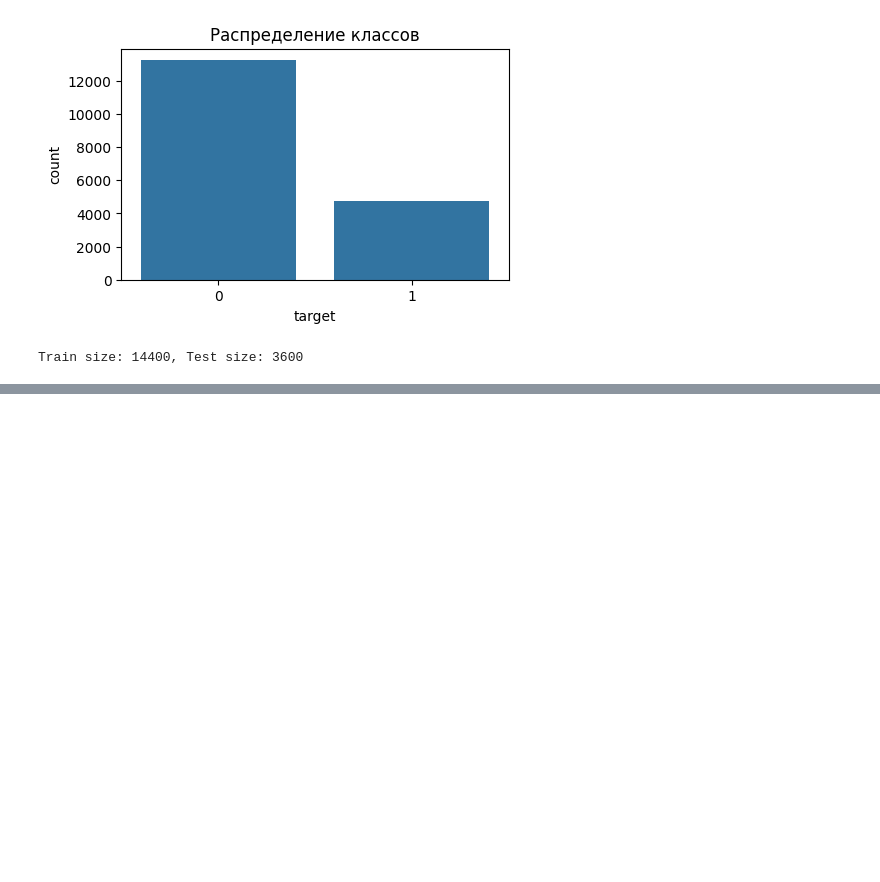
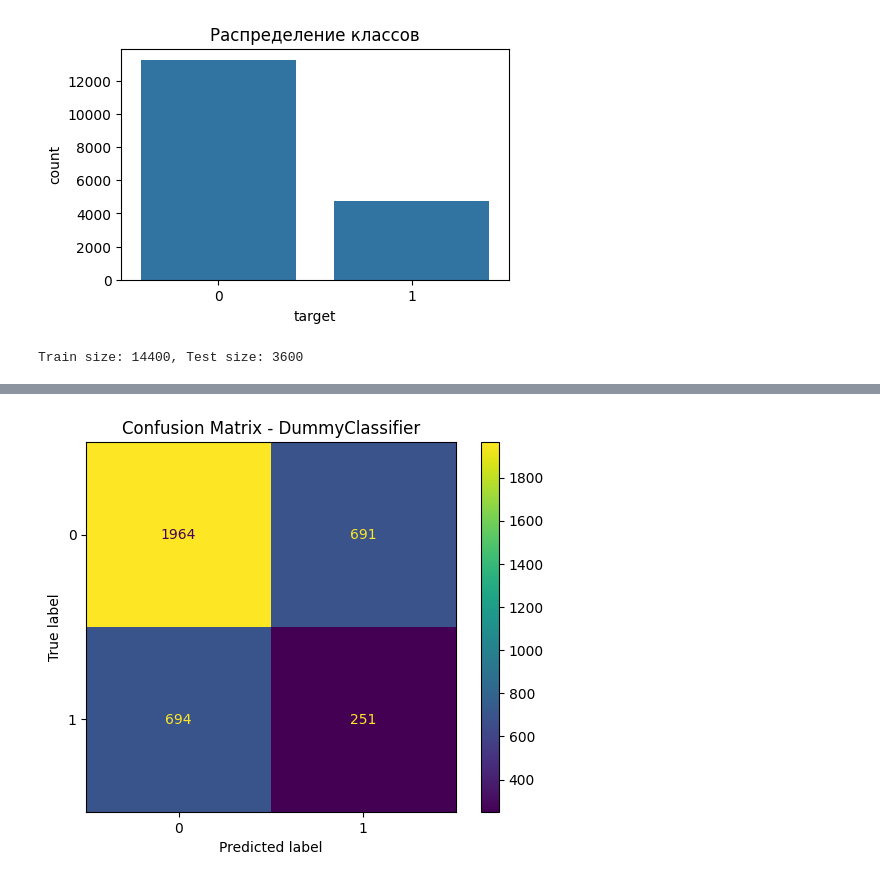
Before and after one commit to vsham05/AIE_course, a Jupyter notebook: homeworks/HW06/HW06.ipynb, the cells around one changed output, grey strips where cells are left out. Saved outputs shown, nothing was run; the diff lists cells and outputs as text; code cells hidden in the pictures; blank space fills up the shorter version.

Commit message:
fix: add confusion matrix to hw6

```diff
--- a/homeworks/HW06/HW06.ipynb
+++ b/homeworks/HW06/HW06.ipynb
@@ -144,0 +148,10 @@ LogisticRegression: {'accuracy': 0.8052777777777778, 'f1': 0.5379037574159525, '
+# %%
+cm_dummy = confusion_matrix(y_test, y_pred_dummy)
+disp_dummy = ConfusionMatrixDisplay(confusion_matrix=cm_dummy, display_labels=[0,1])
+disp_dummy.plot()
+plt.title('Confusion Matrix - DummyClassifier')
+plt.savefig('artifacts/figures/confusion_matrix_dummy.png', bbox_inches='tight')
+plt.show()
+plt.close()
+# %% [output]
+[figure, added]
```
Also changed, not shown: parts of 8 cells of this notebook, 15 other files.
